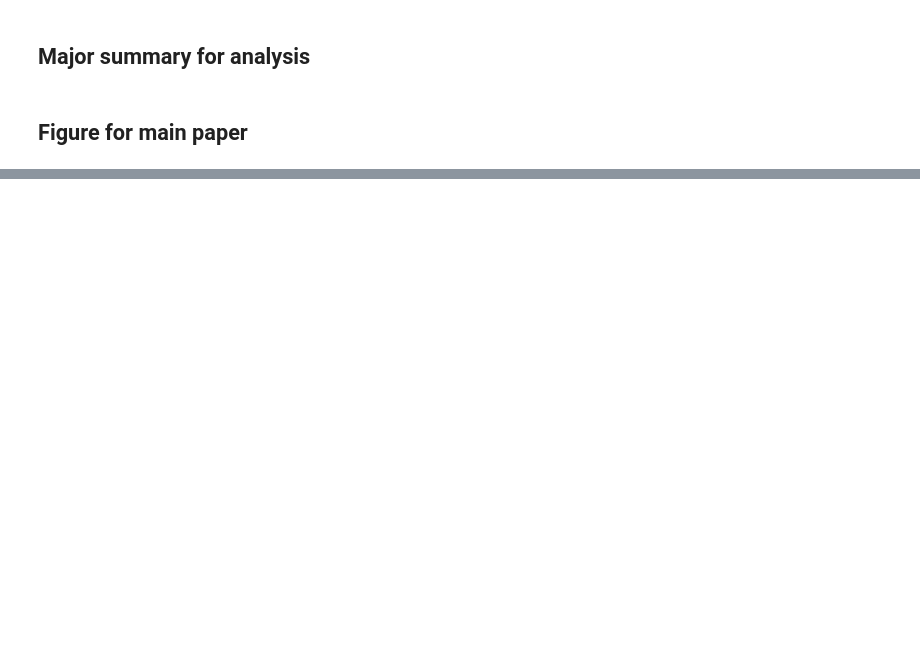
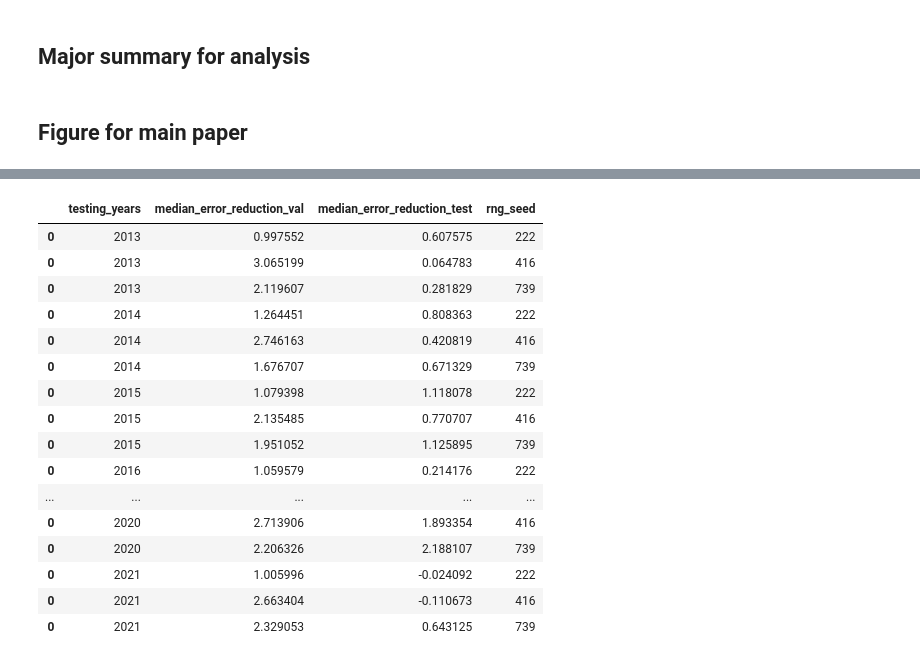
Before and after one commit to eabarnes1010/hurricane_uqcomparisons, a Jupyter notebook: _plot_metrics.ipynb, the cells around one changed output, grey strips where cells are left out. Saved outputs shown, nothing was run; the diff lists cells and outputs as text; code cells hidden in the pictures; blank space fills up the shorter version.

```diff
--- a/_plot_metrics.ipynb
+++ b/_plot_metrics.ipynb
@@ -292 +300,21 @@ for x_axis in x_axis_list:
+# %%
+df_metrics[df_metrics["exp_name"]=="intensity302_EPCP48"][["testing_years","median_error_reduction_val","median_error_reduction_test", "rng_seed"]]
+# %% [output]
+|  | testing_years | median_error_reduction_val | median_error_reduction_test | rng_seed |
+| 0 | 2013 | 0.997552 | 0.607575 | 222 |
+| 0 | 2013 | 3.065199 | 0.064783 | 416 |
+| 0 | 2013 | 2.119607 | 0.281829 | 739 |
+| 0 | 2014 | 1.264451 | 0.808363 | 222 |
+| 0 | 2014 | 2.746163 | 0.420819 | 416 |
+| 0 | 2014 | 1.676707 | 0.671329 | 739 |
+| 0 | 2015 | 1.079398 | 1.118078 | 222 |
+| 0 | 2015 | 2.135485 | 0.770707 | 416 |
+| 0 | 2015 | 1.951052 | 1.125895 | 739 |
+| 0 | 2016 | 1.059579 | 0.214176 | 222 |
+| ... | ... | ... | ... | ... |
+| 0 | 2020 | 2.713906 | 1.893354 | 416 |
+| 0 | 2020 | 2.206326 | 2.188107 | 739 |
+| 0 | 2021 | 1.005996 | -0.024092 | 222 |
+| 0 | 2021 | 2.663404 | -0.110673 | 416 |
+| 0 | 2021 | 2.329053 | 0.643125 | 739 |
 # %%
```
Also changed, not shown: parts of 8 cells of this notebook, 20 other files.
